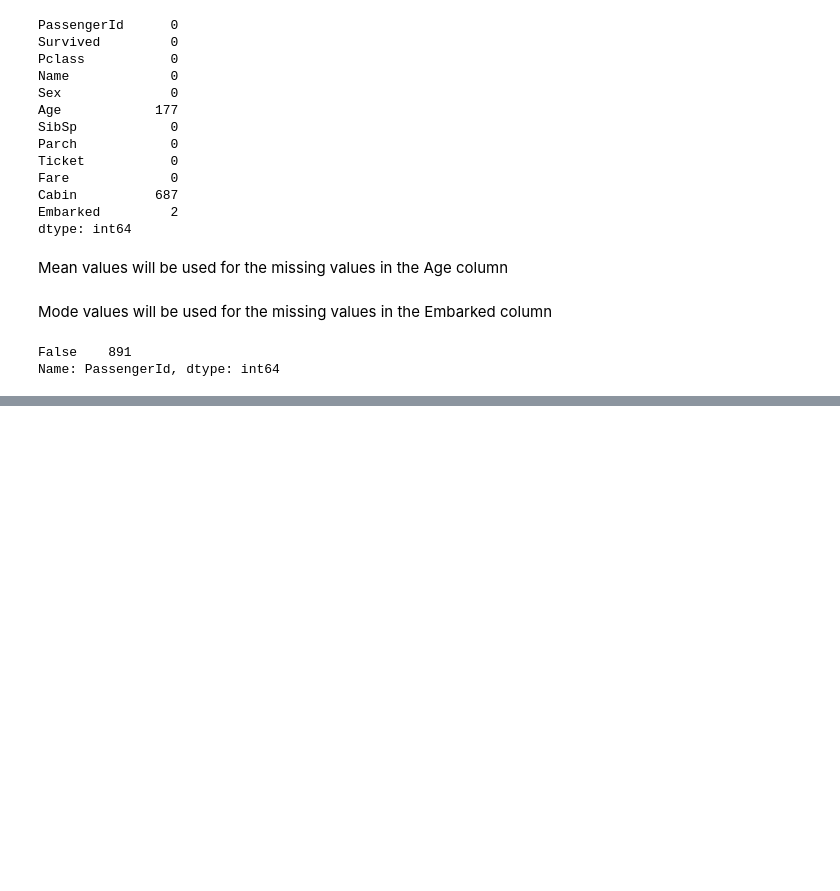
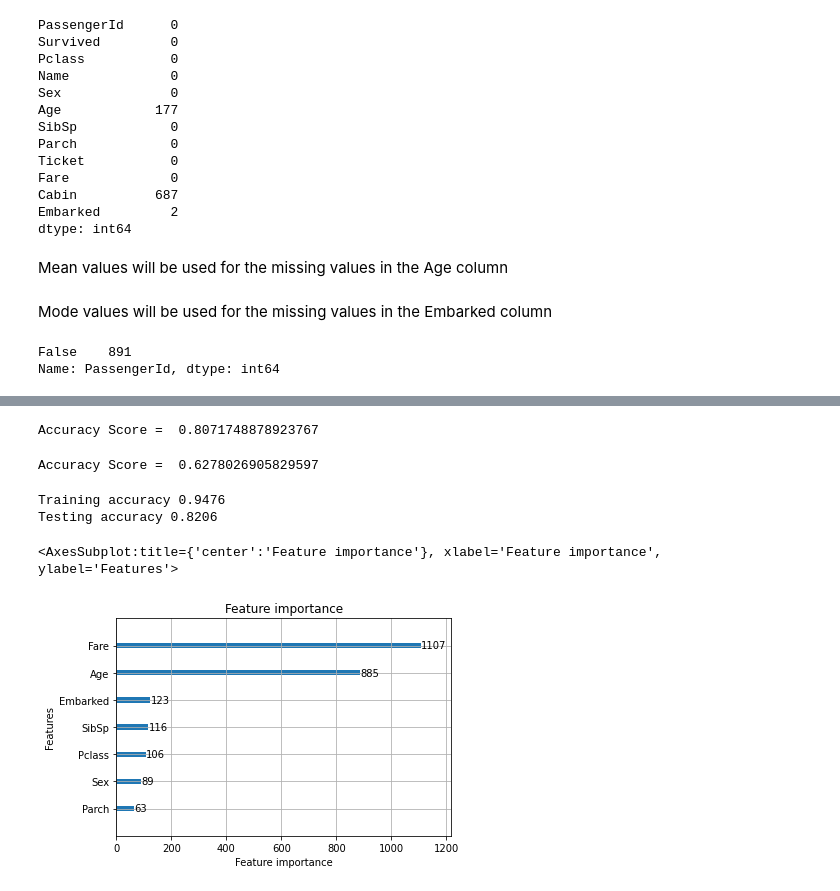
Before and after one commit to tasozgurcem11/titanic-survival-prediction, a Jupyter notebook: titanic.ipynb, the cells around one changed output, grey strips where cells are left out. Saved outputs shown, nothing was run; the diff lists cells and outputs as text; code cells hidden in the pictures; blank space fills up the shorter version.

Commit message:
add LightGBM model for classification.

```diff
--- a/titanic.ipynb
+++ b/titanic.ipynb
@@ -51,0 +95,45 @@ Name: PassengerId, dtype: int64
+# %%
+X = train_df.drop(columns=['PassengerId','Survived', 'Name', 'Ticket', 'Cabin'])
+y = train_df['Survived']
+# %%
+from sklearn.model_selection import train_test_split
+
+X_train , X_test , y_train , y_test = train_test_split(X , y , test_size=0.25 , random_state=42)
+# %%
+from sklearn.ensemble import RandomForestClassifier
+from sklearn.metrics import accuracy_score
+
+rf = RandomForestClassifier()   #(**rfc_params)
+rf.fit(X_train, y_train)
+
+rfpred = rf.predict(X_test)
+
+rfscore = accuracy_score(y_test , rfpred)
+print('Accuracy Score = ' , rfscore)
+# %% [output]
+Accuracy Score =  0.8071748878923767
+# %%
+svc3 = SVC(kernel='poly' , degree=3)
+svc3.fit(X_train , y_train)
+
+pred3 = svc3.predict(X_test)
+
+score3 = accuracy_score(y_test , pred3)
+
+print('Accuracy Score = ' , score3)
+# %% [output]
+Accuracy Score =  0.6278026905829597
+# %%
+from lightgbm import LGBMClassifier
+import lightgbm as lgb
+
+lgbm_model = LGBMClassifier(learning_rate=0.09,max_depth=-5,random_state=42)
+lgbm_model.fit(X_train, y_train)
+print('Training accuracy {:.4f}'.format(lgbm_model.score(X_train,y_train)))
+print('Testing accuracy {:.4f}'.format(lgbm_model.score(X_test,y_test)))
+lgb.plot_importance(lgbm_model)
+# %% [output]
+Training accuracy 0.9476
+Testing accuracy 0.8206
+<AxesSubplot:title={'center':'Feature importance'}, xlabel='Feature importance', ylabel='Features'>
+[figure, added]
```
Also changed, not shown: parts of 8 cells of this notebook.
